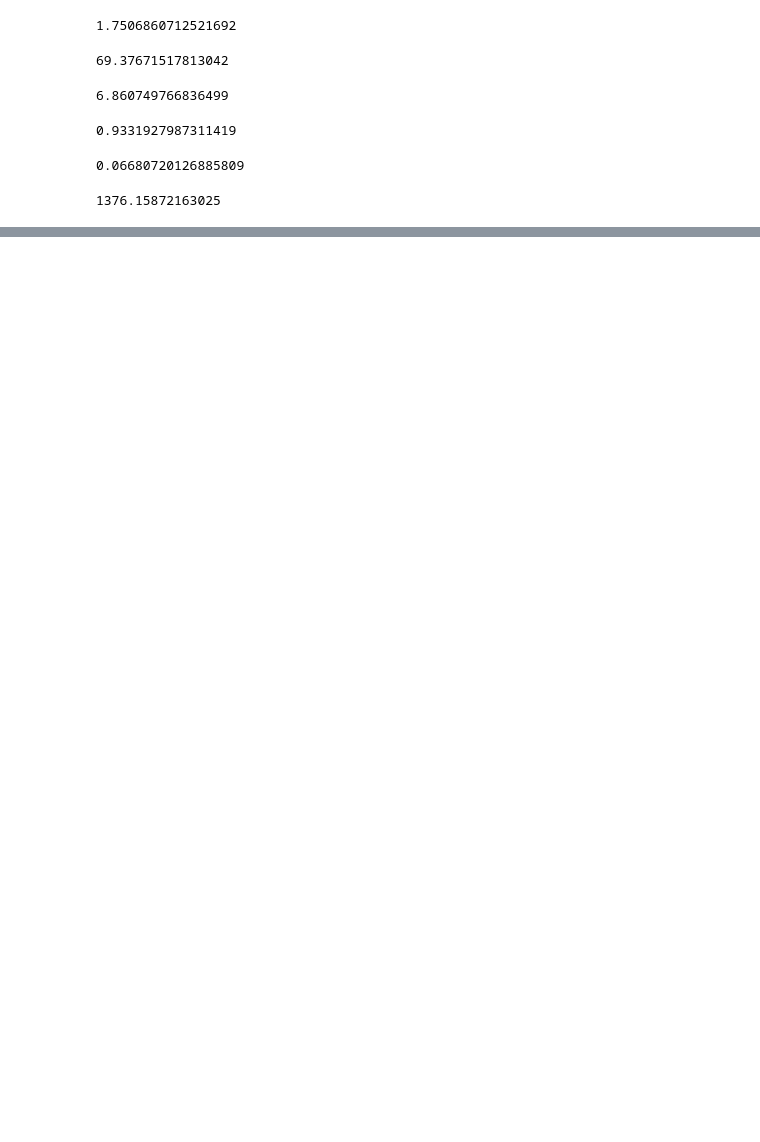
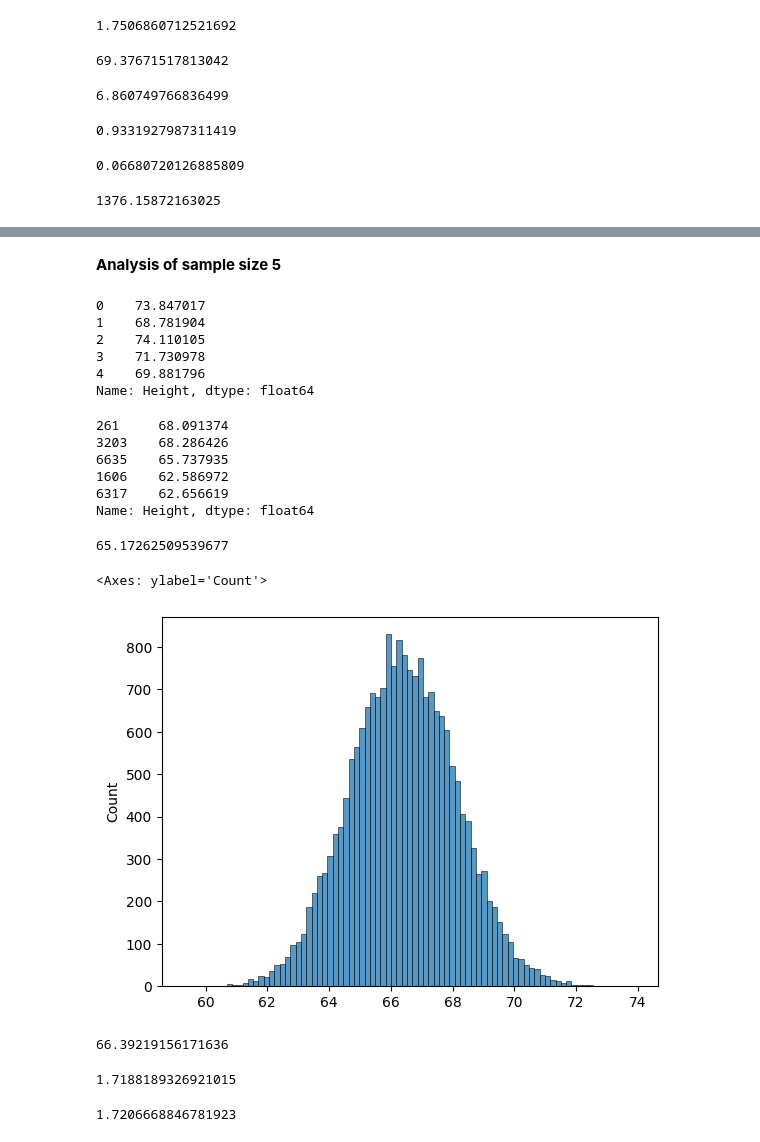
Before and after one commit to SaiArjunSairamje/Probability-and-Stats, a Jupyter notebook: Prob & Stats (Personal Notes) .ipynb, the cells around one changed output, grey strips where cells are left out. Drawn from its saved outputs; the diff is of its cells as text; code cells hidden in the pictures; blank space fills up the shorter version.

```diff
--- a/Prob & Stats (Personal Notes) .ipynb
+++ b/Prob & Stats (Personal Notes) .ipynb
@@ -656,0 +717,2 @@ print(x)
+# %%
+df_hw = pd.read_csv("weight-height.csv")
@@ -656,0 +732,3 @@ print(x)
+# %%
+df_height = df_hw["Height"]
+df_height
@@ -656,0 +785,2 @@ print(x)
+# %% [markdown]
+**Analysis of sample size 5**
@@ -656,0 +801,42 @@ print(x)
+# %%
+df_height.head()
+# %% [output]
+0    73.847017
+1    68.781904
+2    74.110105
+3    71.730978
+4    69.881796
+Name: Height, dtype: float64
+# %%
+df_height.sample(5)         # random selection of 5 rows from the population dataset
+# %% [output]
+261     68.091374
+3203    68.286426
+6635    65.737935
+1606    62.586972
+6317    62.656619
+Name: Height, dtype: float64
+# %%
+np.mean(df_height.sample(5))        # mean of one sample mean (NOTE: every time, this mean is different & is close to the population mean of 66.3)
+# %% [output]
+65.17262509539677
+# %%
+sample_mean_5 = [np.mean(df_height.sample(5)) for i in range(20000)]          # "List Comprehension" - mean of 20000 sample means
+len(sample_mean_5)          # each of these numbers represents a sample mean of sample size 5
+sns.histplot(sample_mean_5)         # distribution
+# %% [output]
+<Axes: ylabel='Count'>
+[figure, added]
+# %%
+np.mean(sample_mean_5)          # Mean of sample means ≈ mean of population
+# %% [output]
+66.39219156171636
+# %%
+np.std(sample_mean_5)         # Std dev of sample < Std dev of population
+# %% [output]
+1.7188189326921015
+# %%
+# (sigma = std of the population) / (square root of sample size)
+sigma/np.sqrt(5)          # "Standard Error" for n = 5
+# %% [output]
+1.7206668846781923
```
Also changed, not shown: parts of 16 cells of this notebook.
